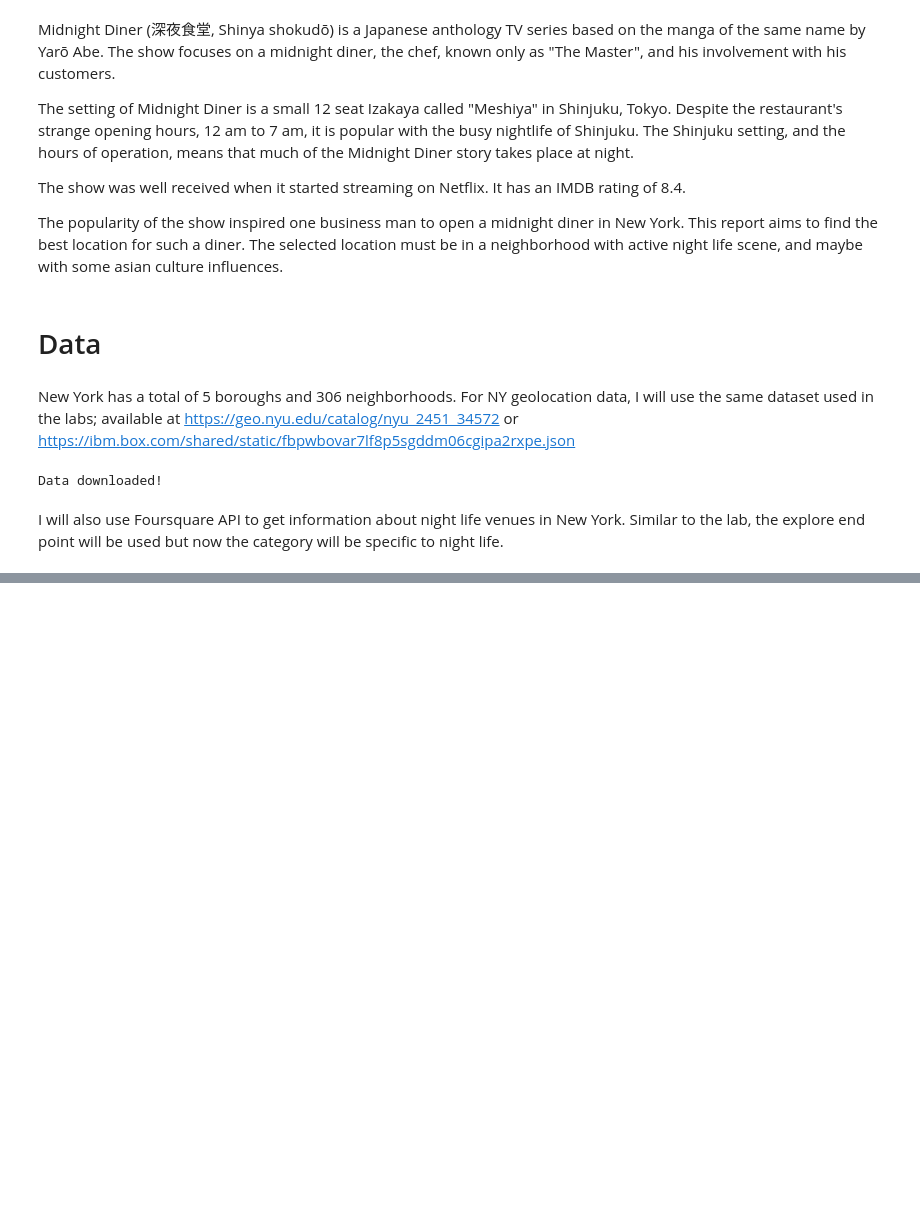
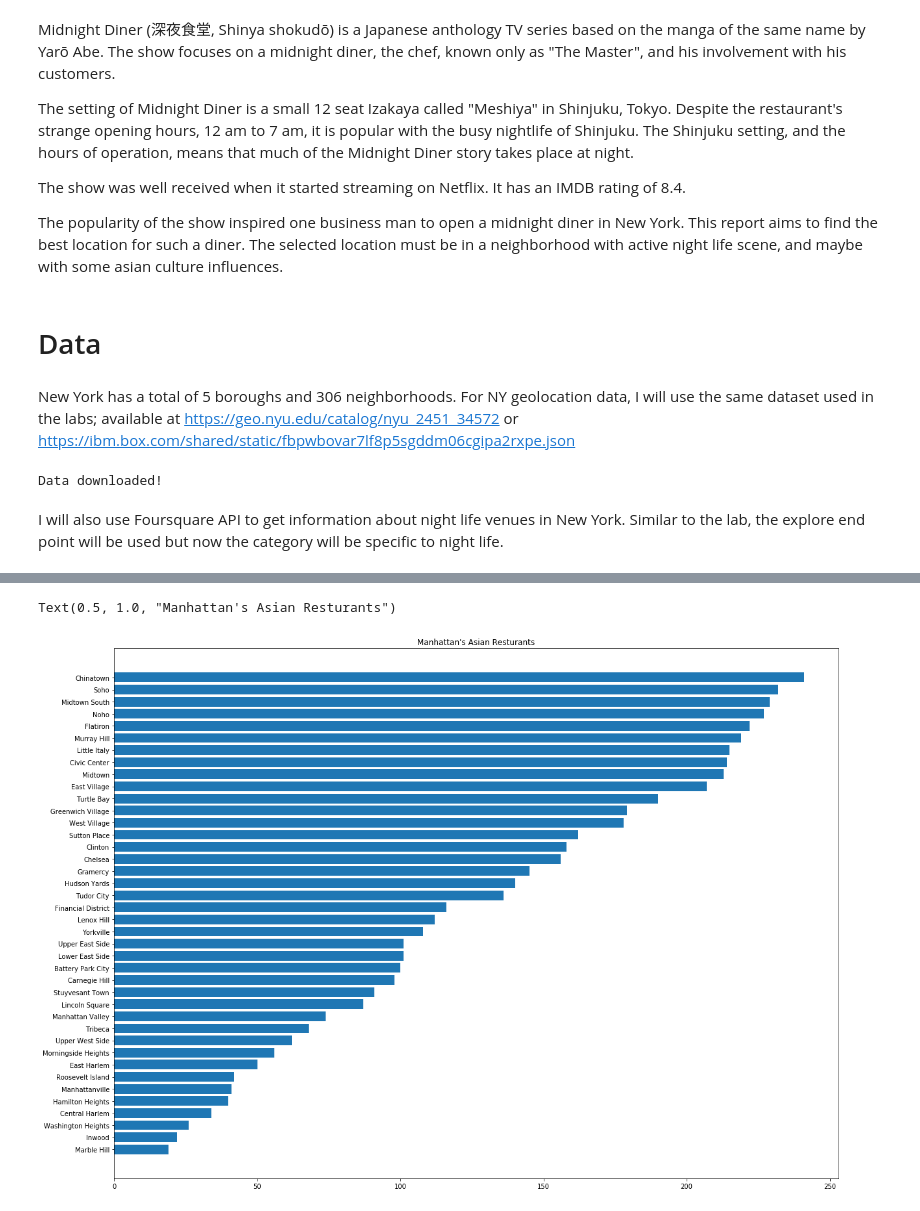
Before and after one commit to thesmartgirl/Coursera_Capstone, a Jupyter notebook: NY Midnight Diner.ipynb, the cells around one changed output, grey strips where cells are left out. Saved outputs shown, nothing was run; the diff lists cells and outputs as text; code cells hidden in the pictures; blank space fills up the shorter version.

```diff
--- a/NY Midnight Diner.ipynb
+++ b/NY Midnight Diner.ipynb
@@ -21,0 +352,8 @@ I will also use Foursquare API to get information about night life venues in New
+# %%
+manhattan_venues_df.sort_values(by='Asian Resturants',inplace=True)
+plt.figure(figsize=(20,15))
+plt.barh(manhattan_venues_df['Neighborhood'],manhattan_venues_df['Asian Resturants'])
+plt.title('Manhattan\'s Asian Resturants')
+# %% [output]
+Text(0.5, 1.0, "Manhattan's Asian Resturants")
+[figure, added]
```
Also changed, not shown: parts of 44 cells of this notebook.
